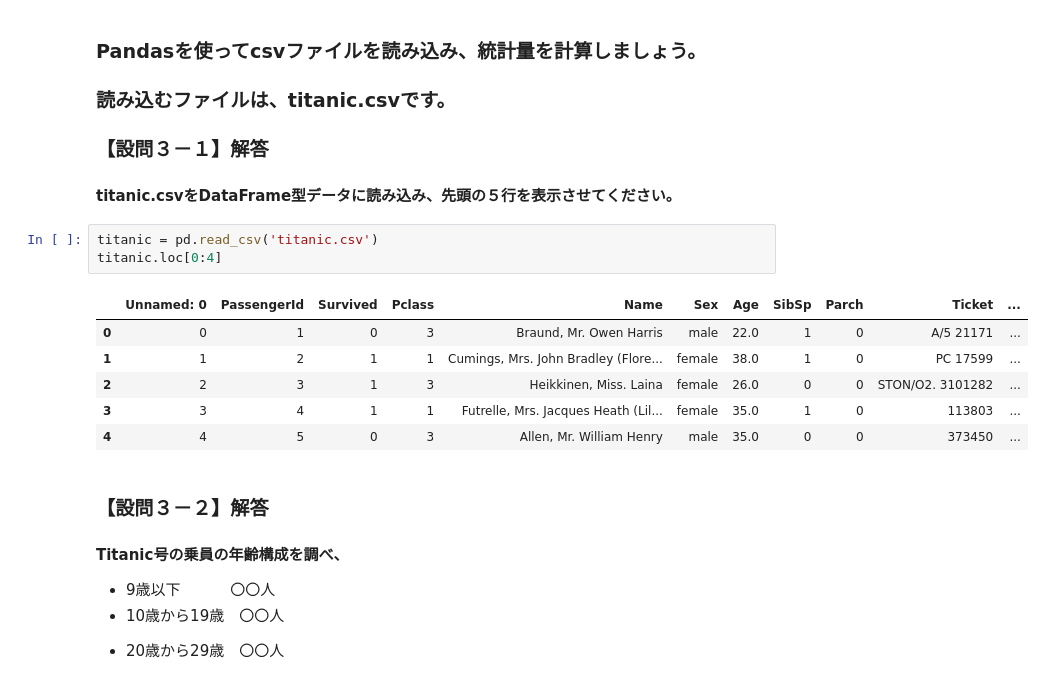
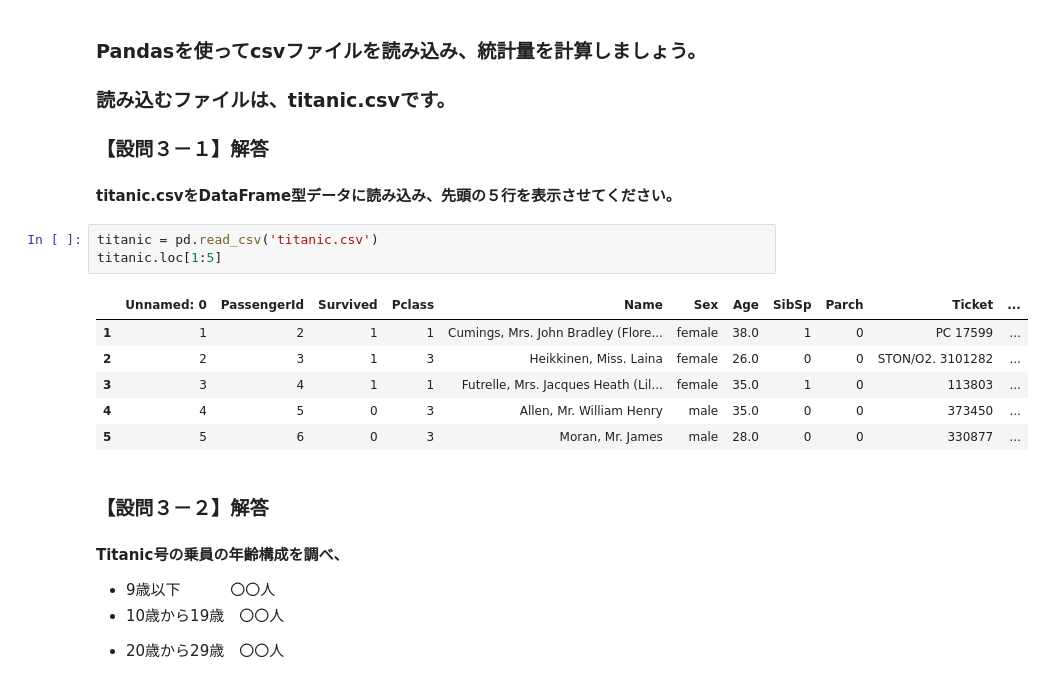
Before and after one commit to c180291/C180291_MD3, a Jupyter notebook: ML_assignment_3 .ipynb, the cells around one changed output. Cells and saved outputs as stored; diff of their text form.

```diff
--- a/ML_assignment_3 .ipynb
+++ b/ML_assignment_3 .ipynb
@@ -151,14 +151,14 @@ plt.grid(True)
 #### titanic.csvをDataFrame型データに読み込み、先頭の５行を表示させてください。
 # %%
 titanic = pd.read_csv('titanic.csv')
-titanic.loc[0:4]
+titanic.loc[1:5]
 # %% [output]
 |  | Unnamed: 0 | PassengerId | Survived | Pclass | Name | Sex | Age | SibSp | Parch | Ticket | ... |
-| 0 | 0 | 1 | 0 | 3 | Braund, Mr. Owen Harris | male | 22.0 | 1 | 0 | A/5 21171 | ... |
 | 1 | 1 | 2 | 1 | 1 | Cumings, Mrs. John Bradley (Flore... | female | 38.0 | 1 | 0 | PC 17599 | ... |
 | 2 | 2 | 3 | 1 | 3 | Heikkinen, Miss. Laina | female | 26.0 | 0 | 0 | STON/O2. 3101282 | ... |
 | 3 | 3 | 4 | 1 | 1 | Futrelle, Mrs. Jacques Heath (Lil... | female | 35.0 | 1 | 0 | 113803 | ... |
 | 4 | 4 | 5 | 0 | 3 | Allen, Mr. William Henry | male | 35.0 | 0 | 0 | 373450 | ... |
+| 5 | 5 | 6 | 0 | 3 | Moran, Mr. James | male | 28.0 | 0 | 0 | 330877 | ... |
 # %% [markdown]
 ### 【設問３－２】解答
 #### Titanic号の乗員の年齢構成を調べ、
```
Also changed, not shown: parts of 2 cells of this notebook.
